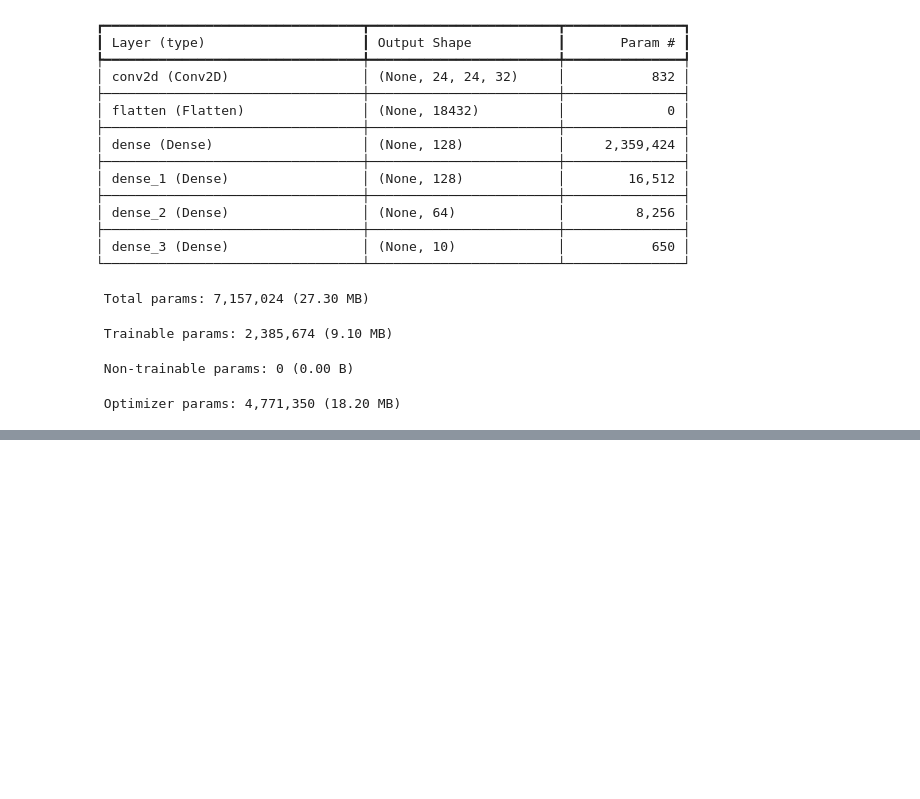
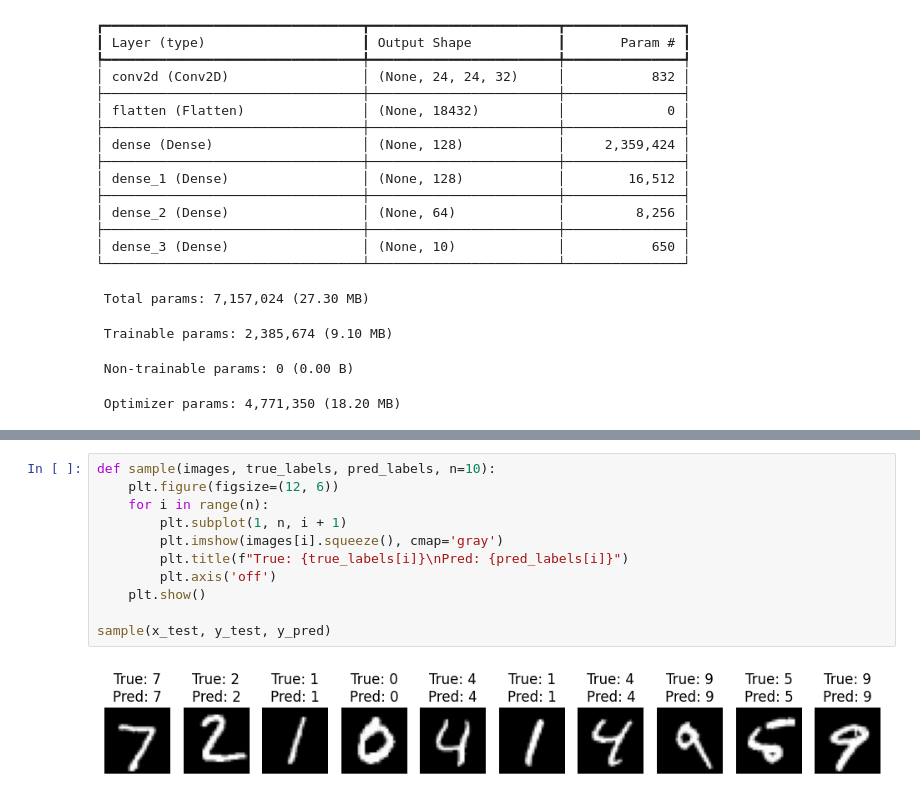
Before and after one commit to DionFinn/DigitRecognition, a Jupyter notebook: models/evaluation/SEQ.ipynb, the cells around one changed output, grey strips where cells are left out. Cells and saved outputs as stored; diff of their text form; blank space fills up the shorter version.

```diff
--- a/models/evaluation/SEQ.ipynb
+++ b/models/evaluation/SEQ.ipynb
@@ -57,0 +97,13 @@ Accuracy: 0.9828000068664551
+# %%
+def sample(images, true_labels, pred_labels, n=10):
+    plt.figure(figsize=(12, 6))
+    for i in range(n):
+        plt.subplot(1, n, i + 1)
+        plt.imshow(images[i].squeeze(), cmap='gray')
+        plt.title(f"True: {true_labels[i]}\nPred: {pred_labels[i]}")
+        plt.axis('off')
+    plt.show()
+
+sample(x_test, y_test, y_pred)
+# %% [output]
+[figure, added]
```
Also changed, not shown: parts of 6 cells of this notebook.
